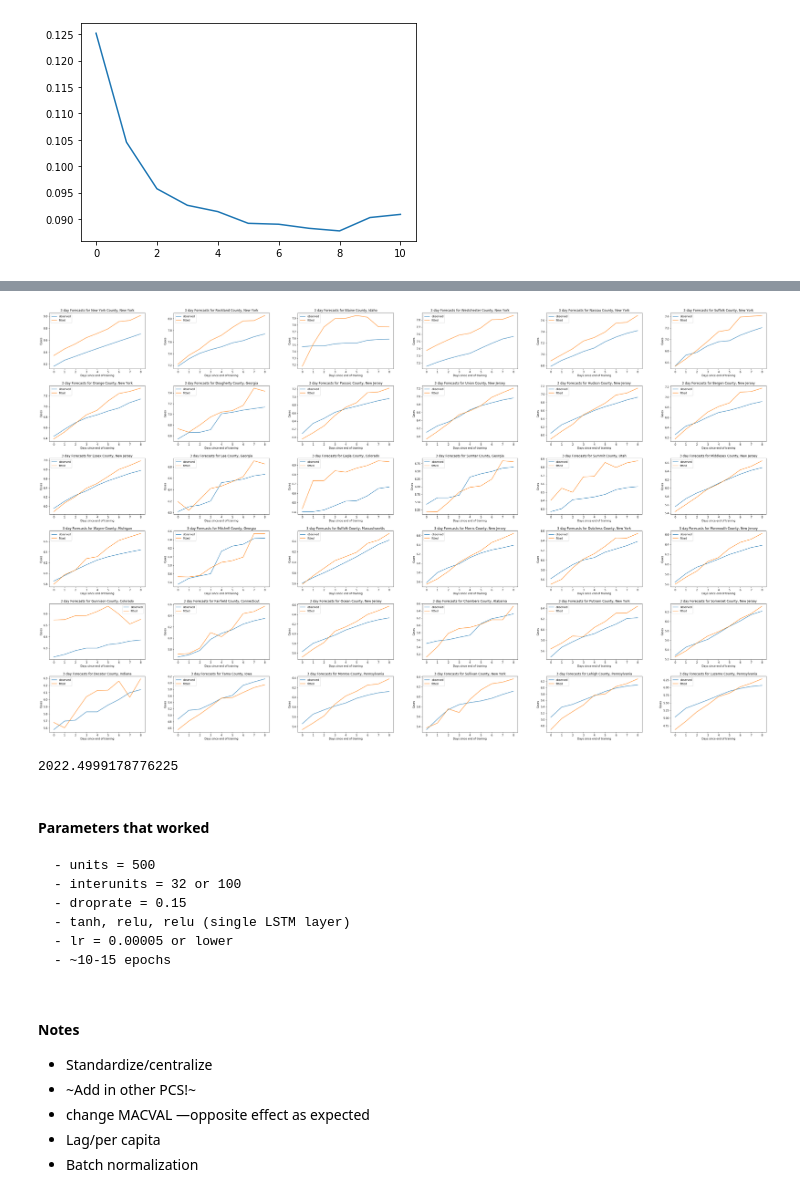
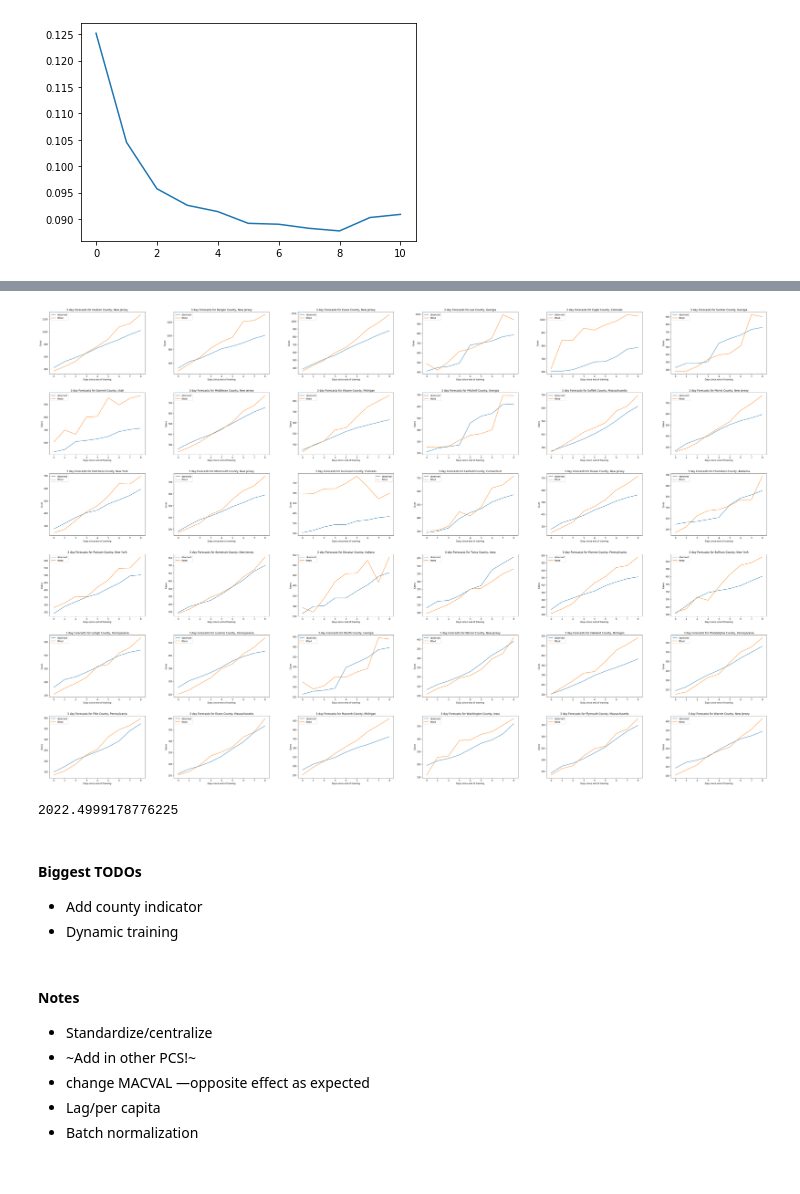
Before and after one commit to dafriedman97/COVID19_forecasts, a Jupyter notebook: logtransfos.ipynb, the cells around one changed output, grey strips where cells are left out. Drawn from its saved outputs; the diff is of its cells as text; code cells hidden in the pictures.

Commit message:
add log and statelog

```diff
--- a/logtransfos.ipynb
+++ b/logtransfos.ipynb
@@ -100,6 +103,7 @@ mob['casespc'] = 100000*mob['cases']/mob['pop'] # cases per 100k
 mob['logcasespc'] = np.log(1 + mob['casespc'])
 # %%
 # Decide whether to keep counties and columns based on response rates
+## TODO: Add Alaska
 
 # pick columns
 cats = ['grocery','retail','work'] # note: only use these categories for building PCs
@@ -113,8 +117,10 @@ allowance = 0.35 # what percent you're allowed to have missing without getting c
 keeper_IDs = missingrates.loc[(missingrates[cats] < allowance).sum(1) == 3, 'ID'].values # IDs of counties with all 3 under allowance
 mob = mob[mob['ID'].isin(keeper_IDs)] # only keep those ones
 mob.fillna(mob.groupby(['ID','state','county'])[cats].transform('median'), inplace = True) # fill in with median for group
-mob = mob.loc[mob.groupby('ID')['casespc'].transform(lambda x: np.mean(pd.isnull(x))) == 0] # remove counties with missing cases pc
+mob = mob.loc[mob.groupby('ID')['casespc'].transform(lambda x: np.mean(pd.isnull(x))) == 0] # remove counties with missing cases pc ## CULPRIT
 mob.reset_index(inplace = True, drop = True)
+
+mob['state_ID'] = mob.groupby(['state']).ngroup() # reset ID to identify a state
 # %%
 # divide
 dates = mob.date.unique()
@@ -250,8 +256,8 @@ sns.lineplot(range(len(history.history['val_loss'])), history.history['val_loss'
 # %%
 yhat = mod.predict(X)
 # %%
-county = 'New York'
-state = 'New York'
+county = 'Wayne'
+state = 'Michigan'
 
 
 countyy = y[(counties == county) & (states == state)]
@@ -262,10 +268,5 @@ fig, ax = plt.subplots(figsize = (7,5))
 d = 2
 sns.lineplot(range(county_obs), countyy[:,d], label = 'observed')
 sns.lineplot(range(county_obs), countyyhat[:,d], label = 'fitted')
-ax.set(xlabel = 'Days since first case', ylabel = 'Cases', title = f'{d + 1} day Forecasts for {county} County, {state}');
-
-
-
-
-#### Tests
+ax.set(xlabel = 'Days since first case', ylabel = 'Cases', title = f'{d + 1} day (Logged) Nowcasts for {county} County, {state}');
 # %% [output]
@@ -303,7 +316,7 @@ countiestest = np.array(countiestest)
 # %%
 yhattest = mod.predict(Xtest)
 # %%
-county = 'Washtenaw'
+county = 'Wayne'
 state = 'Michigan'
 
 
@@ -315,5 +328,5 @@ fig, ax = plt.subplots(figsize = (7,5))
 d = 2
 sns.lineplot(range(county_obs), countyy[:,d], label = 'observed')
 sns.lineplot(range(county_obs), countyyhat[:,d], label = 'fitted')
-ax.set(xlabel = 'Days since end of training', ylabel = 'Cases', title = f'{d + 1} day Forecasts for {county} County, {state}');
+ax.set(xlabel = 'Days since end of training', ylabel = 'Cases', title = f'{d + 1} day (Logged) Forecasts for {county} County, {state}');
 # %% [output]
@@ -320,0 +334,10 @@ ax.set(xlabel = 'Days since end of training', ylabel = 'Cases', title = f'{d + 1
+# %%
+countyy = np.exp(ytest[(countiestest == county) & (statestest == state)]) - 1
+countyyhat = np.exp(yhattest[(countiestest == county) & (statestest == state)]) -1
+county_obs = len(countyy)
+
+fig, ax = plt.subplots(figsize = (7,5))
+d = 2
+sns.lineplot(range(county_obs), countyy[:,d], label = 'observed')
+sns.lineplot(range(county_obs), countyyhat[:,d], label = 'fitted')
+ax.set(xlabel = 'Days since end of training', ylabel = 'Cases', title = f'{d + 1} day Forecasts for {county} County, {state}');
@@ -321,26 +346,26 @@ ax.set(xlabel = 'Days since end of training', ylabel = 'Cases', title = f'{d + 1
 # %%
 last_day = mobtest[mobtest['date'] == mobtest['date'].max()]
 worst_counties = last_day.sort_values('casespc', ascending = False)[['state','county']]
 
-fig, ax = plt.subplots(6, 6, figsize = (50, 30))
+fig, ax = plt.subplots(6, 6, figsize = (60, 40))
 indices = np.random.choice(np.arange(len(countiestest)), 36, replace = False)
 d = 2
 
 for i, ax in enumerate(ax.ravel()):
 
-    state, county = worst_counties.iloc[i] # start with 20th worst (top counties are hard to predict)
+    state, county = worst_counties.iloc[10 + i] # start with 20th worst (top counties are hard to predict)
 
-    countyy = ytest[(countiestest == county) & (statestest == state)]
-    countyyhat = yhattest[(countiestest == county) & (statestest == state)]
+    countyy = np.exp(ytest[(countiestest == county) & (statestest == state)]) - 1
+    countyyhat = np.exp(yhattest[(countiestest == county) & (statestest == state)]) - 1
     county_obs = len(countyy)
 
     sns.lineplot(range(county_obs), countyy[:,d], label = 'observed', ax = ax)
     sns.lineplot(range(county_obs), countyyhat[:,d], label = 'fitted', ax = ax)
     ax.set(xlabel = 'Days since end of training', ylabel = 'Cases', title = f'{d + 1} day Forecasts for {county} County, {state}');
 
 plt.subplots_adjust(hspace = 0.3, wspace = 0.3)
 # %% [output]
-[figure, old version]
+[figure, new version]
 # %%
 ## Get total score
 
@@ -360,15 +385,11 @@ def mse(true, pred):
 mse(ytest_dahead, yhattest_dahead)
 # %% [output]
 2022.4999178776225
-# %% [markdown]
-#### Parameters that worked
-
-    - units = 500
-    - interunits = 32 or 100
-    - droprate = 0.15
-    - tanh, relu, relu (single LSTM layer)
-    - lr = 0.00005 or lower
-    - ~10-15 epochs
+# %% [markdown]
+#### Biggest TODOs
+
+- Add county indicator
+- Dynamic training
 # %% [markdown]
 #### Notes
 
```
Also changed, not shown: parts of 9 cells of this notebook, 3 other files.
